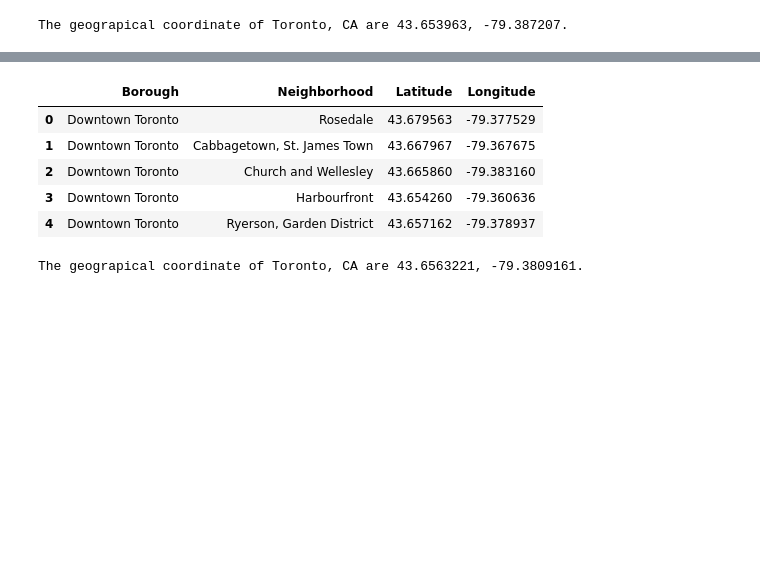
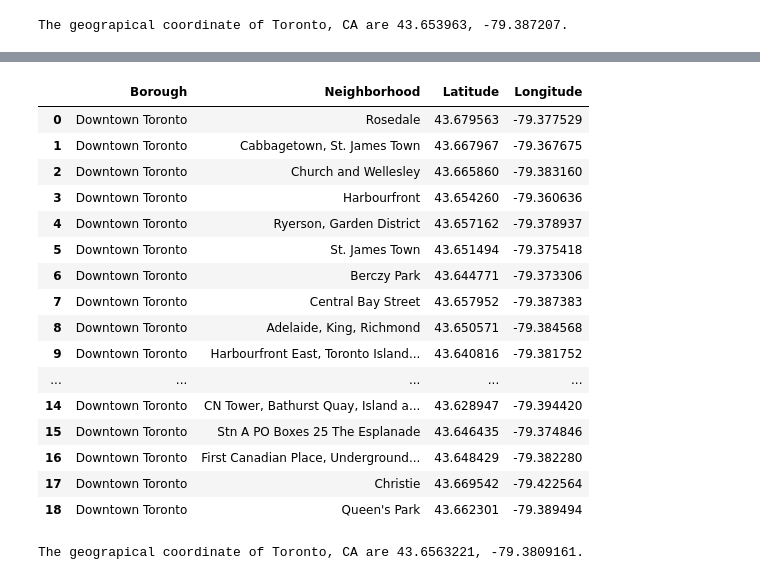
Before and after one commit to Lechuck666/Coursera_Capstone, a Jupyter notebook: Segmenting and clustering.ipynb, the cells around one changed output, grey strips where cells are left out. Drawn from its saved outputs; the diff is of its cells as text; code cells hidden in the pictures; blank space fills up the shorter version.

```diff
--- a/Segmenting and clustering.ipynb
+++ b/Segmenting and clustering.ipynb
@@ -202,14 +203,25 @@ map_canada
 #we are just going to analyze downtown toronto, so we drop the rest.
 df_tor = df2[df2['Borough'] == 'Downtown Toronto'].reset_index(drop=True)
 # %%
-df_tor.head()
+df_tor
 # %% [output]
 |  | Borough | Neighborhood | Latitude | Longitude |
 | 0 | Downtown Toronto | Rosedale | 43.679563 | -79.377529 |
 | 1 | Downtown Toronto | Cabbagetown, St. James Town | 43.667967 | -79.367675 |
 | 2 | Downtown Toronto | Church and Wellesley | 43.665860 | -79.383160 |
 | 3 | Downtown Toronto | Harbourfront | 43.654260 | -79.360636 |
 | 4 | Downtown Toronto | Ryerson, Garden District | 43.657162 | -79.378937 |
+| 5 | Downtown Toronto | St. James Town | 43.651494 | -79.375418 |
+| 6 | Downtown Toronto | Berczy Park | 43.644771 | -79.373306 |
+| 7 | Downtown Toronto | Central Bay Street | 43.657952 | -79.387383 |
+| 8 | Downtown Toronto | Adelaide, King, Richmond | 43.650571 | -79.384568 |
+| 9 | Downtown Toronto | Harbourfront East, Toronto Island... | 43.640816 | -79.381752 |
+| ... | ... | ... | ... | ... |
+| 14 | Downtown Toronto | CN Tower, Bathurst Quay, Island a... | 43.628947 | -79.394420 |
+| 15 | Downtown Toronto | Stn A PO Boxes 25 The Esplanade | 43.646435 | -79.374846 |
+| 16 | Downtown Toronto | First Canadian Place, Underground... | 43.648429 | -79.382280 |
+| 17 | Downtown Toronto | Christie | 43.669542 | -79.422564 |
+| 18 | Downtown Toronto | Queen's Park | 43.662301 | -79.389494 |
 # %%
 #we get the coordinates for Downtown Toronto.
 
```
Also changed, not shown: parts of 34 cells of this notebook.
